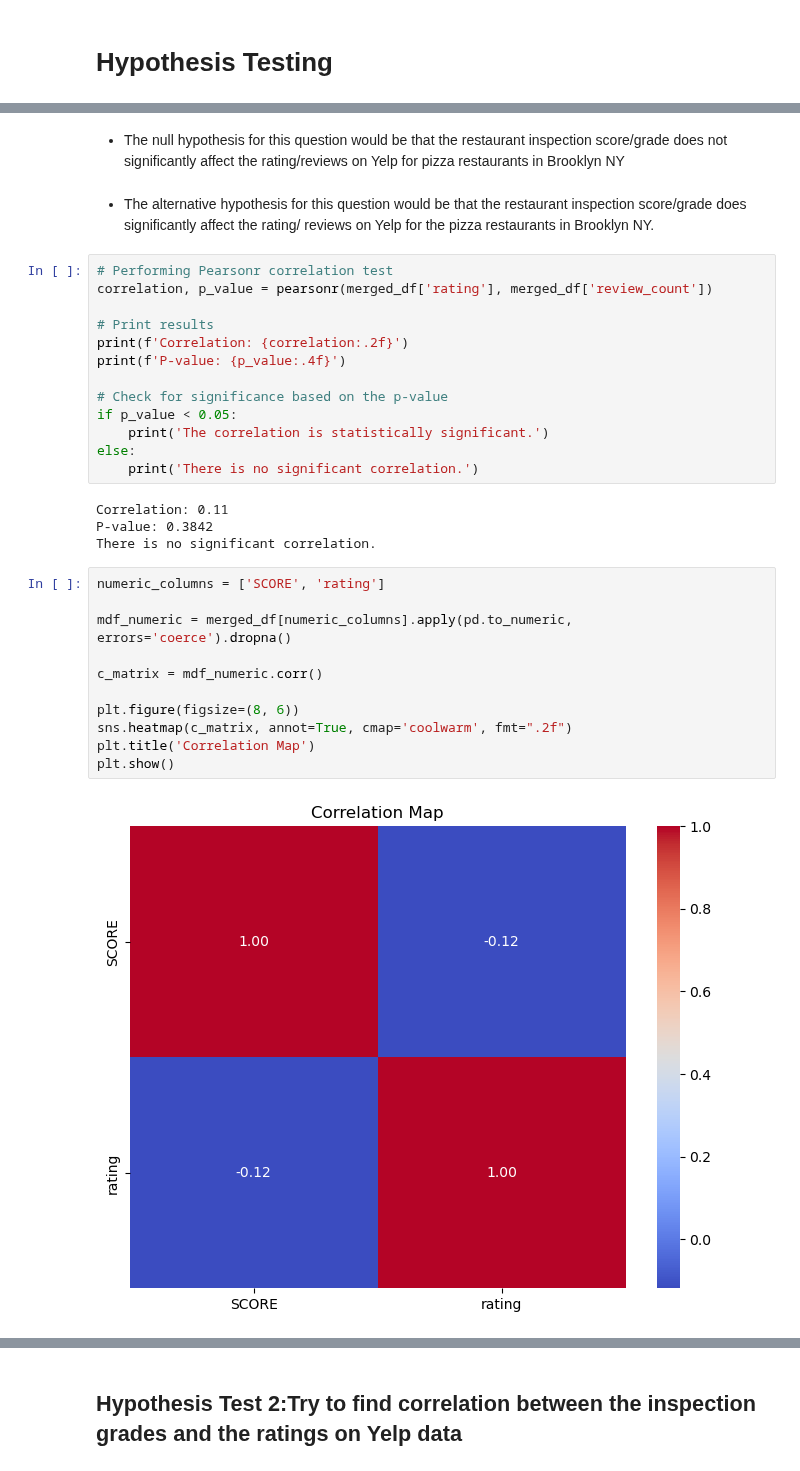
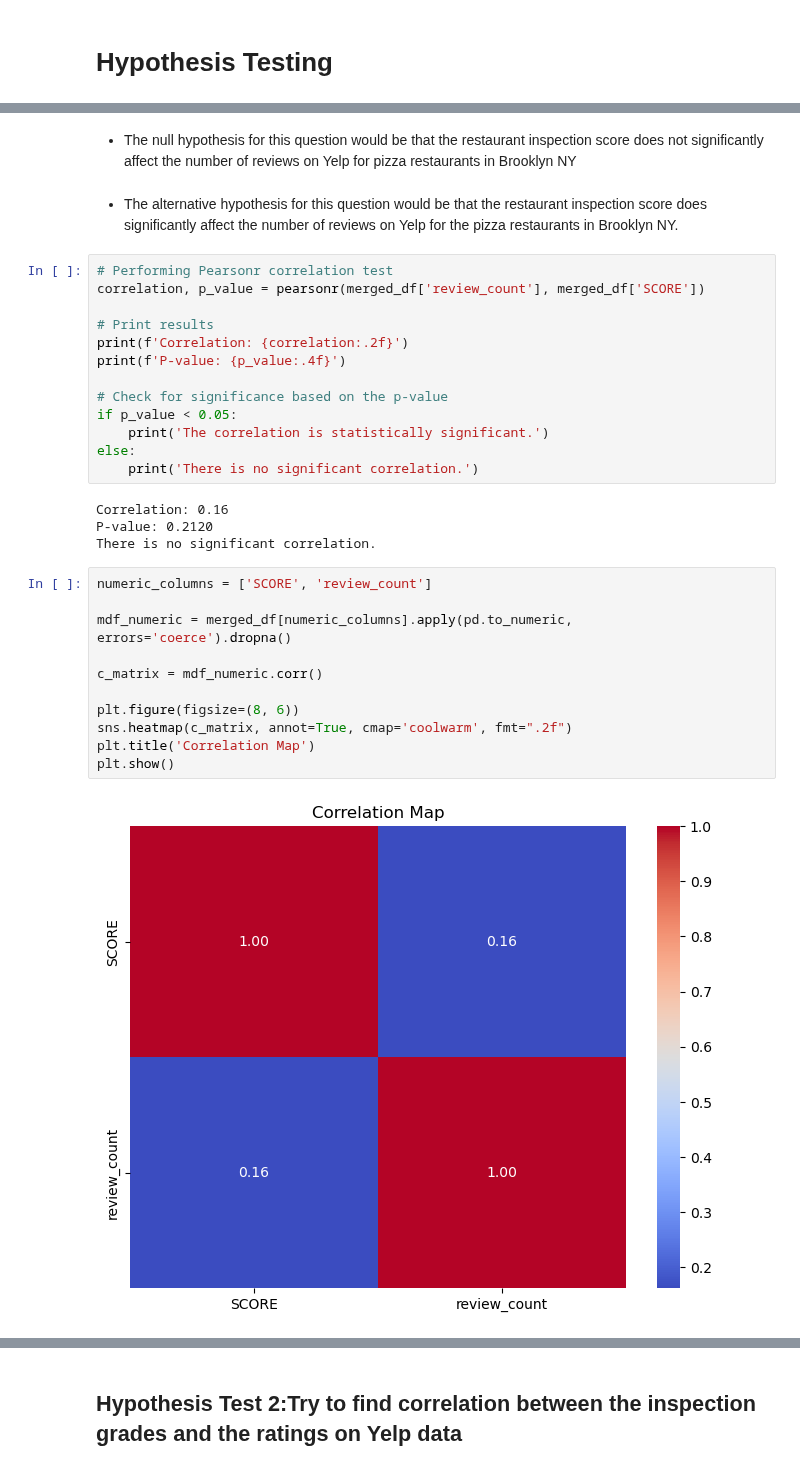
Before and after one commit to JoeBwonKenobi/NYCRestarauntInspections, a Jupyter notebook: Hypothesis Testing.ipynb, the cells around one changed output, grey strips where cells are left out. Cells and saved outputs as stored; diff of their text form.

```diff
--- a/Hypothesis Testing.ipynb
+++ b/Hypothesis Testing.ipynb
@@ -344,10 +341,10 @@ Name: unique_id, dtype: int64
 # %% [markdown]
-- The null hypothesis for this question would be that the restaurant inspection score/grade does not significantly affect the rating/reviews on Yelp for pizza restaurants in Brooklyn NY
+- The null hypothesis for this question would be that the restaurant inspection score does not significantly affect the number of reviews on Yelp for pizza restaurants in Brooklyn NY
 # %% [markdown]
-- The alternative hypothesis for this question would be that the restaurant inspection score/grade does significantly affect the rating/ reviews on Yelp for the pizza restaurants in Brooklyn NY.
+- The alternative hypothesis for this question would be that the restaurant inspection score does significantly affect the number of reviews on Yelp for the pizza restaurants in Brooklyn NY.
 # %%
 # Performing Pearsonr correlation test
-correlation, p_value = pearsonr(merged_df['rating'], merged_df['review_count'])
+correlation, p_value = pearsonr(merged_df['review_count'], merged_df['SCORE'])
 
 # Print results
 print(f'Correlation: {correlation:.2f}')
@@ -359,22 +356,22 @@ if p_value < 0.05:
 else:
     print('There is no significant correlation.')
 # %% [output]
-Correlation: 0.11
-P-value: 0.3842
+Correlation: 0.16
+P-value: 0.2120
 There is no significant correlation.
 # %%
-numeric_columns = ['SCORE', 'rating']
+numeric_columns = ['SCORE', 'review_count']
 
 mdf_numeric = merged_df[numeric_columns].apply(pd.to_numeric, errors='coerce').dropna()
 
 c_matrix = mdf_numeric.corr()
 
 plt.figure(figsize=(8, 6))
 sns.heatmap(c_matrix, annot=True, cmap='coolwarm', fmt=".2f")
 plt.title('Correlation Map')
 plt.show()
 # %% [output]
-[figure, old version]
+[figure, new version]
 # %%
 # Compute the correlation matrix
 correlation_matrix = merged_df.corr()
```
Also changed, not shown: parts of 23 cells of this notebook, 1 other file.
